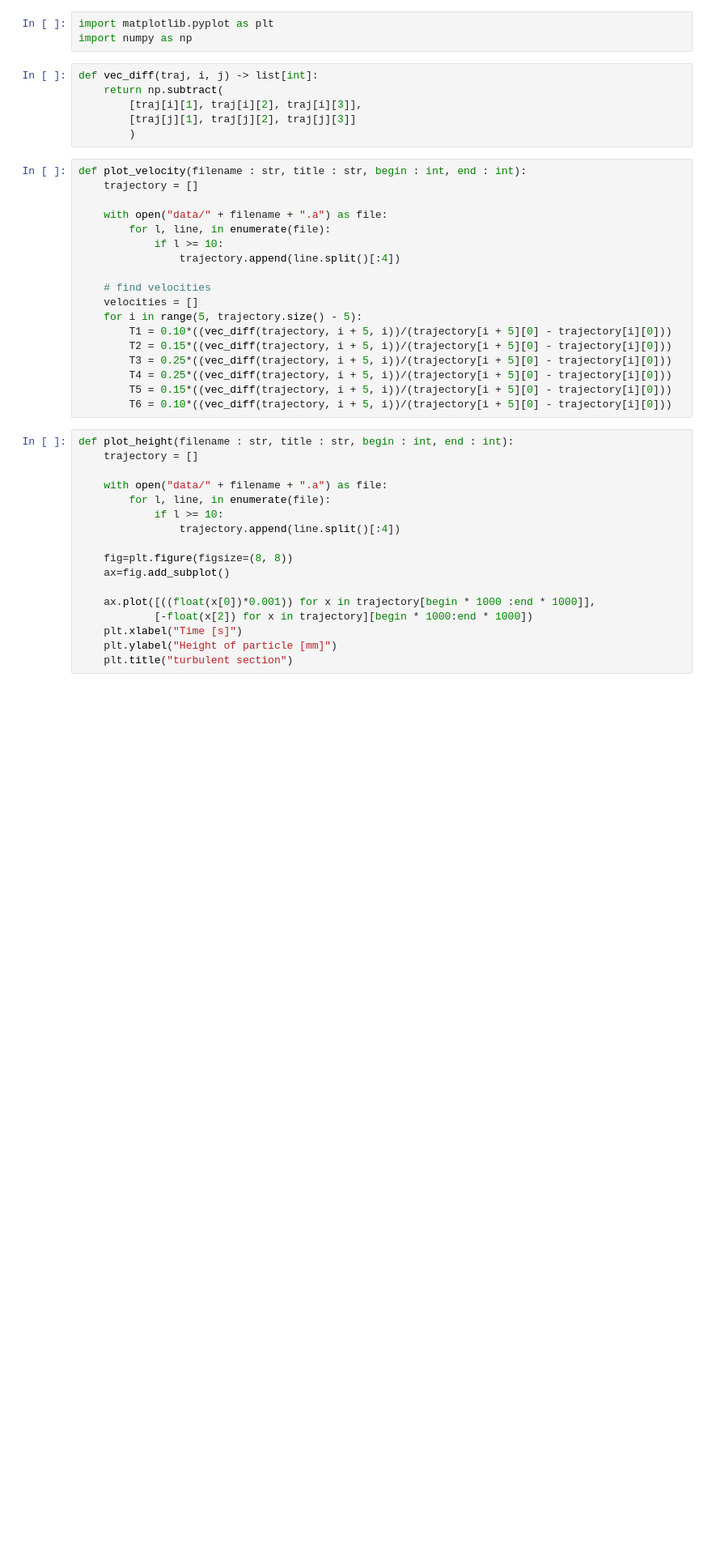
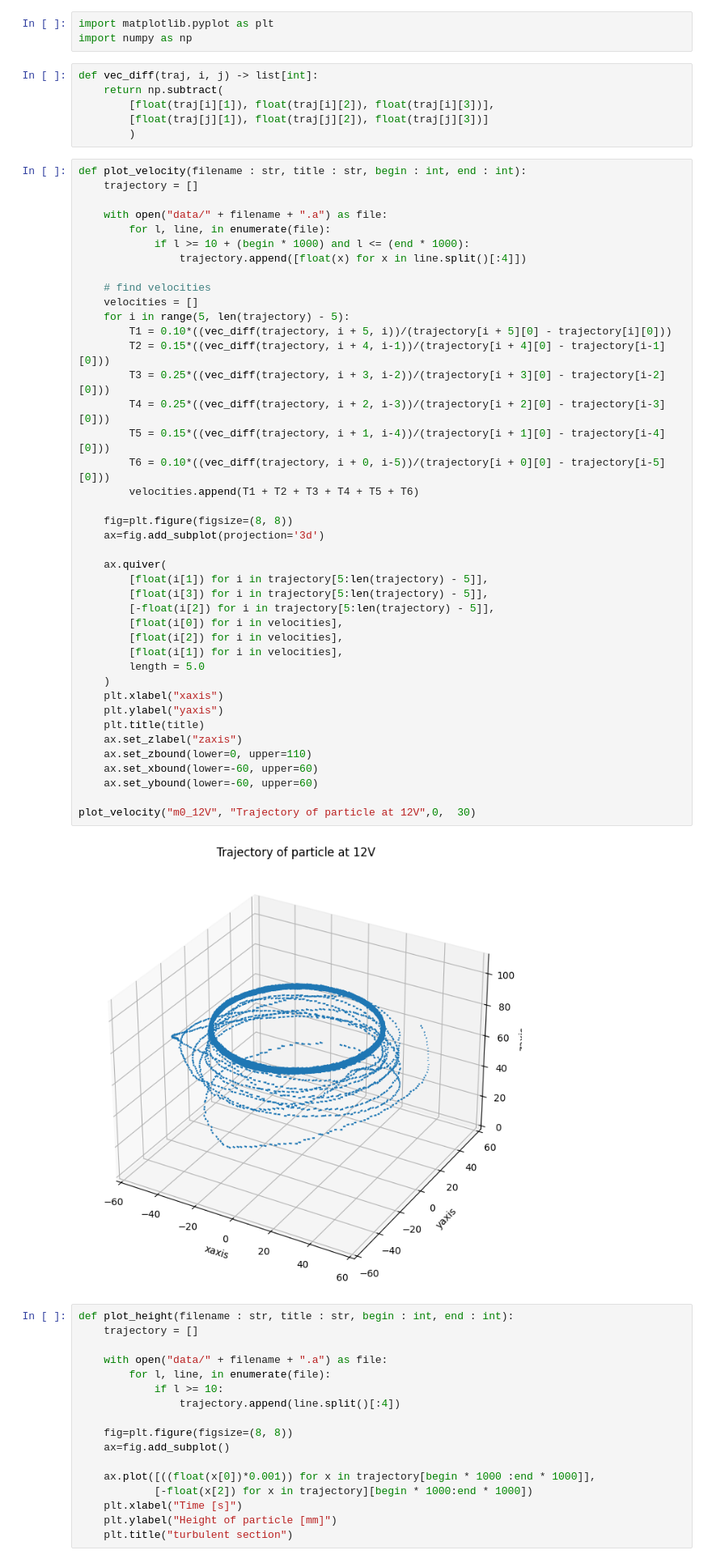
Before and after one commit to PEPT-Data-Analysis-Group/PEPT-, a Jupyter notebook: Day1Analysis.ipynb, the cells around one changed output. Shown at 81% size. Cells and saved outputs as stored; diff of their text form; blank space fills up the shorter version.

Commit message:
velocity plot

```diff
--- a/Day1Analysis.ipynb
+++ b/Day1Analysis.ipynb
@@ -4,27 +4,52 @@ import numpy as np
 # %%
 def vec_diff(traj, i, j) -> list[int]:
     return np.subtract(
-        [traj[i][1], traj[i][2], traj[i][3]],
-        [traj[j][1], traj[j][2], traj[j][3]]
+        [float(traj[i][1]), float(traj[i][2]), float(traj[i][3])],
+        [float(traj[j][1]), float(traj[j][2]), float(traj[j][3])]
         )
 # %%
 def plot_velocity(filename : str, title : str, begin : int, end : int):
     trajectory = []
 
     with open("data/" + filename + ".a") as file:
         for l, line, in enumerate(file):
-            if l >= 10:
-                trajectory.append(line.split()[:4])
+            if l >= 10 + (begin * 1000) and l <= (end * 1000):
+                trajectory.append([float(x) for x in line.split()[:4]])
 
     # find velocities
     velocities = []
-    for i in range(5, trajectory.size() - 5):
+    for i in range(5, len(trajectory) - 5):
         T1 = 0.10*((vec_diff(trajectory, i + 5, i))/(trajectory[i + 5][0] - trajectory[i][0]))
-        T2 = 0.15*((vec_diff(trajectory, i + 5, i))/(trajectory[i + 5][0] - trajectory[i][0]))
-        T3 = 0.25*((vec_diff(trajectory, i + 5, i))/(trajectory[i + 5][0] - trajectory[i][0]))
-        T4 = 0.25*((vec_diff(trajectory, i + 5, i))/(trajectory[i + 5][0] - trajectory[i][0]))
-        T5 = 0.15*((vec_diff(trajectory, i + 5, i))/(trajectory[i + 5][0] - trajectory[i][0]))
-        T6 = 0.10*((vec_diff(trajectory, i + 5, i))/(trajectory[i + 5][0] - trajectory[i][0]))
+        T2 = 0.15*((vec_diff(trajectory, i + 4, i-1))/(trajectory[i + 4][0] - trajectory[i-1][0]))
+        T3 = 0.25*((vec_diff(trajectory, i + 3, i-2))/(trajectory[i + 3][0] - trajectory[i-2][0]))
+        T4 = 0.25*((vec_diff(trajectory, i + 2, i-3))/(trajectory[i + 2][0] - trajectory[i-3][0]))
+        T5 = 0.15*((vec_diff(trajectory, i + 1, i-4))/(trajectory[i + 1][0] - trajectory[i-4][0]))
+        T6 = 0.10*((vec_diff(trajectory, i + 0, i-5))/(trajectory[i + 0][0] - trajectory[i-5][0]))
+        velocities.append(T1 + T2 + T3 + T4 + T5 + T6)
+
+    fig=plt.figure(figsize=(8, 8))
+    ax=fig.add_subplot(projection='3d')
+
+    ax.quiver(
+        [float(i[1]) for i in trajectory[5:len(trajectory) - 5]],
+        [float(i[3]) for i in trajectory[5:len(trajectory) - 5]],
+        [-float(i[2]) for i in trajectory[5:len(trajectory) - 5]],
+        [float(i[0]) for i in velocities],
+        [float(i[2]) for i in velocities],
+        [float(i[1]) for i in velocities],
+        length = 5.0
+    )
+    plt.xlabel("xaxis")
+    plt.ylabel("yaxis")
+    plt.title(title)
+    ax.set_zlabel("zaxis")
+    ax.set_zbound(lower=0, upper=110)
+    ax.set_xbound(lower=-60, upper=60)
+    ax.set_ybound(lower=-60, upper=60)
+
+plot_velocity("m0_12V", "Trajectory of particle at 12V",0,  30)
+# %% [output]
+[figure, added]
 # %%
 def plot_height(filename : str, title : str, begin : int, end : int):
     trajectory = []
```
Also changed, not shown: parts of 1 cell of this notebook.
